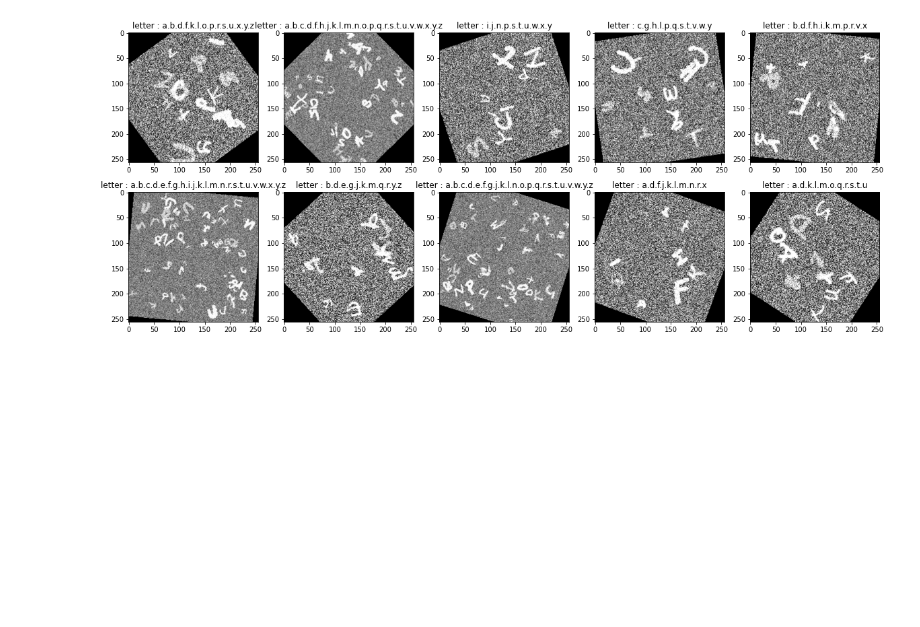
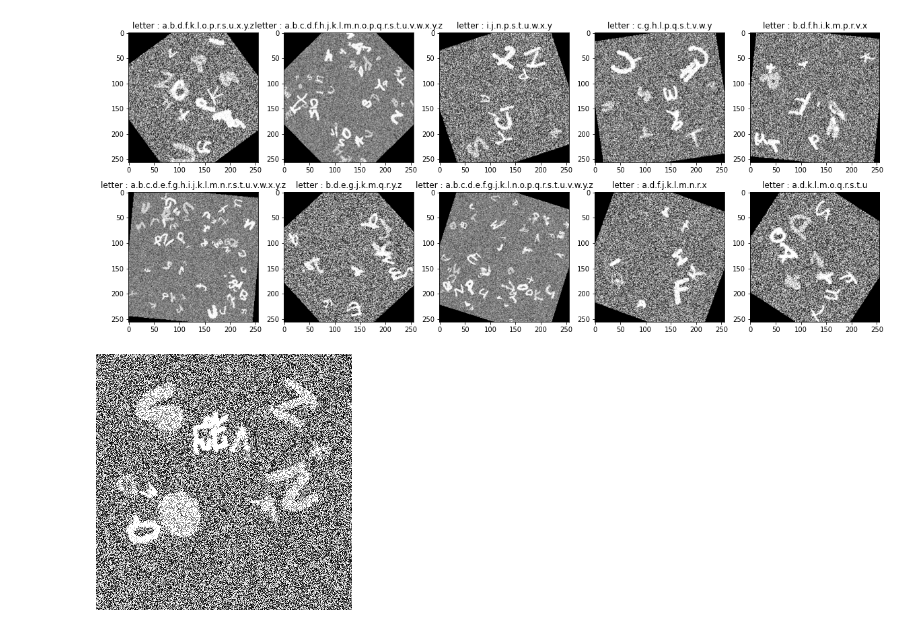
Before and after one commit to hongseong0314/dacon-computer-vision-2, a Jupyter notebook: augmentation.ipynb, the cells around one changed output. Cells and saved outputs as stored; diff of their text form; code cells hidden in the pictures; blank space fills up the shorter version.

```diff
--- a/augmentation.ipynb
+++ b/augmentation.ipynb
@@ -82,0 +97,4 @@ plt.show()
+# %%
+image
+# %% [output]
+[figure, added]
```
Also changed, not shown: parts of 7 cells of this notebook, 2 other files.
